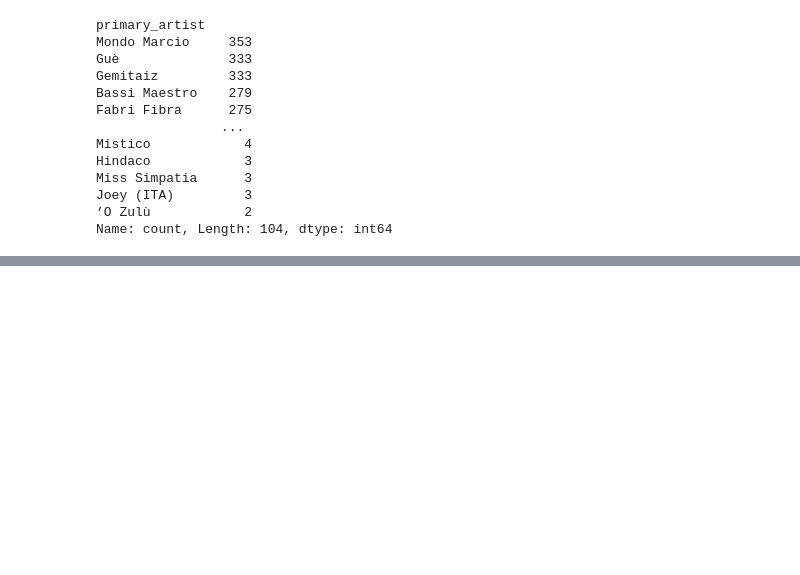
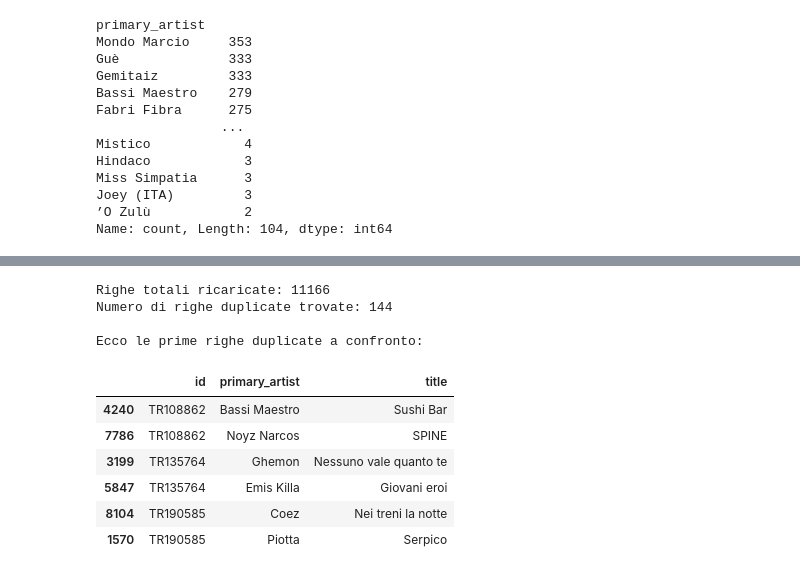
Before and after one commit to lorenzoalbani/dss, a Jupyter notebook: EDA.ipynb, the cells around one changed output, grey strips where cells are left out. Saved outputs shown, nothing was run; the diff lists cells and outputs as text; code cells hidden in the pictures; blank space fills up the shorter version.

```diff
--- a/EDA.ipynb
+++ b/EDA.ipynb
@@ -136,3 +141,29 @@ json.head(50)
 | 4259 | TR834122 | ART56320683 | Knock ’em Out | None | Bassi Maestro | None | Hate | 5 | 0 | ... |
 | 4293 | TR615417 | ART56320683 | Bus diggy | Men In Skratch | Bassi Maestro | None | Rapper Italiano | 7 | 0 | ... |
 | 4482 | TR750039 | ART83125571 | Joyride | None | Ghali | None | None | 0 | 0 | ... |
+# %%
+print(f"Righe totali ricaricate: {len(ds)}")
+
+# 2. Ora cerchiamo i duplicati SU TUTTO il dataset
+# keep=False ci mostra TUTTE le righe coinvolte nel duplicato
+duplicati = ds[ds.duplicated(subset=['id'], keep=False)].sort_values('id')
+
+print(f"Numero di righe duplicate trovate: {len(duplicati)}")
+
+# 3. Vediamone un esempio concreto
+if len(duplicati) > 0:
+    print("\nEcco le prime righe duplicate a confronto:")
+    # Mostriamo ID, Artista e Titolo per capire cosa cambia tra le copie
+    display(duplicati[['id', 'primary_artist', 'title']].head(6))
+# %% [output]
+Righe totali ricaricate: 11166
+Numero di righe duplicate trovate: 144
+
+Ecco le prime righe duplicate a confronto:
+|  | id | primary_artist | title |
+| 4240 | TR108862 | Bassi Maestro | Sushi Bar |
+| 7786 | TR108862 | Noyz Narcos | SPINE |
+| 3199 | TR135764 | Ghemon | Nessuno vale quanto te |
+| 5847 | TR135764 | Emis Killa | Giovani eroi |
+| 8104 | TR190585 | Coez | Nei treni la notte |
+| 1570 | TR190585 | Piotta | Serpico |
```
Also changed, not shown: parts of 18 cells of this notebook.
